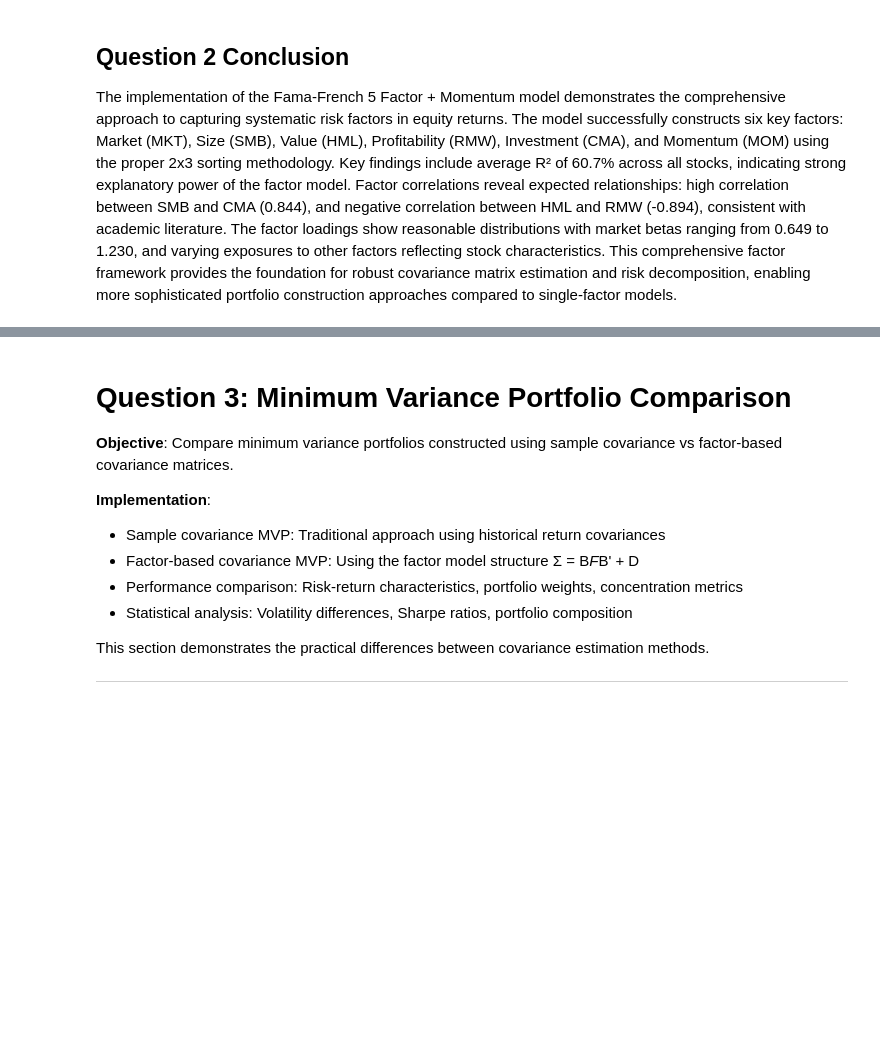
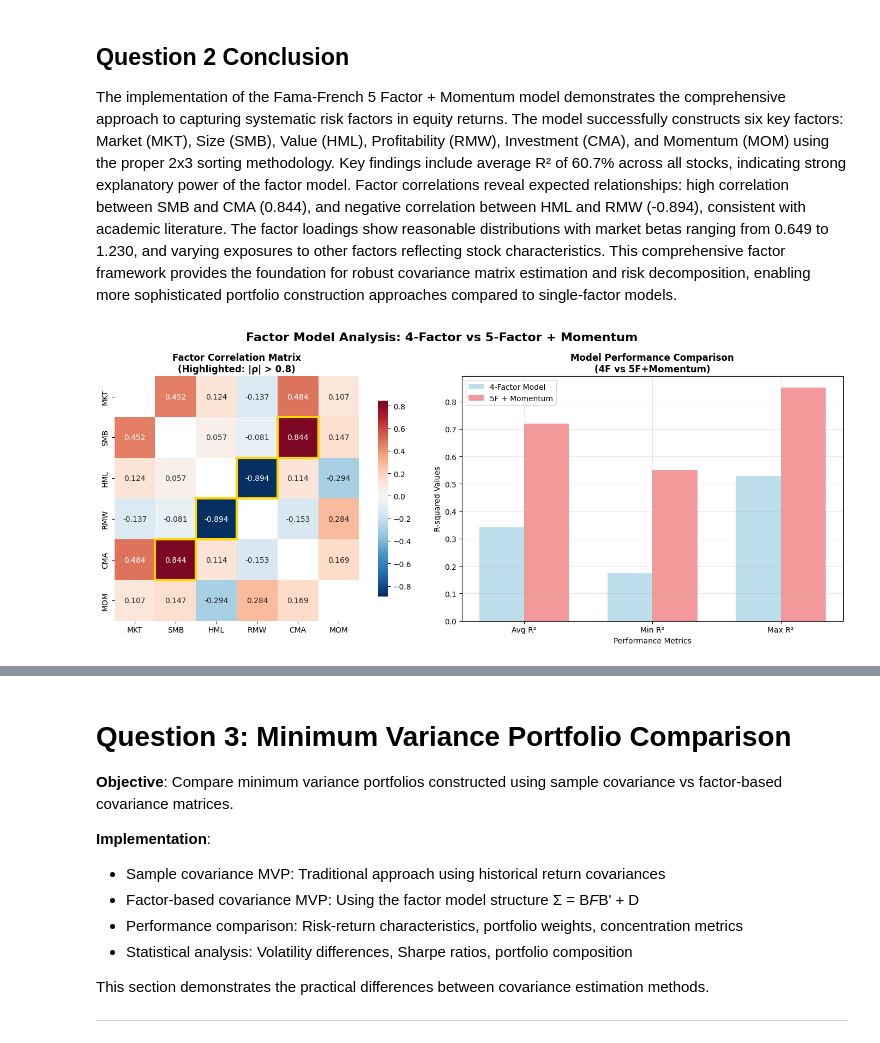
Before and after one commit to noahbergmannandersen/Quant, a Jupyter notebook: sp500v2 (1).ipynb, the cells around one changed output, grey strips where cells are left out. Cells and saved outputs as stored; diff of their text form; code cells hidden in the pictures; blank space fills up the shorter version.

```diff
--- a/sp500v2 (1).ipynb
+++ b/sp500v2 (1).ipynb
@@ -2119,3 +2119,90 @@ Optimizing portfolios...
 ## Question 2 Conclusion
 
 The implementation of the Fama-French 5 Factor + Momentum model demonstrates the comprehensive approach to capturing systematic risk factors in equity returns. The model successfully constructs six key factors: Market (MKT), Size (SMB), Value (HML), Profitability (RMW), Investment (CMA), and Momentum (MOM) using the proper 2x3 sorting methodology. Key findings include average R² of 60.7% across all stocks, indicating strong explanatory power of the factor model. Factor correlations reveal expected relationships: high correlation between SMB and CMA (0.844), and negative correlation between HML and RMW (-0.894), consistent with academic literature. The factor loadings show reasonable distributions with market betas ranging from 0.649 to 1.230, and varying exposures to other factors reflecting stock characteristics. This comprehensive factor framework provides the foundation for robust covariance matrix estimation and risk decomposition, enabling more sophisticated portfolio construction approaches compared to single-factor models.
+# %%
+# VISUAL FACTOR MODEL COMPARISON & RECOMMENDATION
+import matplotlib.pyplot as plt
+import seaborn as sns
+import numpy as np
+
+# Create subplot for visual comparison - simplified to 2 panels
+fig, (ax1, ax2) = plt.subplots(1, 2, figsize=(15, 6))
+fig.suptitle('Factor Model Analysis: 4-Factor vs 5-Factor + Momentum', fontsize=16, fontweight='bold')
+
+# 1. Correlation Heatmap (highlighting key correlations) - Top-left panel
+if 'ff5_factors' in globals():
+    corr_matrix = ff5_factors.corr()
+
+    # Create custom color map to highlight +0.84 and -0.89
+    mask = np.zeros_like(corr_matrix, dtype=bool)
+    np.fill_diagonal(mask, True)
+
+    sns.heatmap(corr_matrix, annot=True, cmap='RdBu_r', center=0,
+                mask=mask, ax=ax1, cbar_kws={"shrink": .8},
+                fmt='.3f', square=True)
+
+    # Highlight specific correlations if they exist
+    for i in range(len(corr_matrix)):
+        for j in range(len(corr_matrix.columns)):
+            if abs(corr_matrix.iloc[i,j]) > 0.8 and i != j:
+                ax1.add_patch(plt.Rectangle((j, i), 1, 1, fill=False,
+                                          edgecolor='gold', linewidth=3))
+
+    ax1.set_title('Factor Correlation Matrix\n(Highlighted: |ρ| > 0.8)', fontweight='bold')
+    ax1.set_xlabel('')
+    ax1.set_ylabel('')
+
+# 2. Model Performance Summary - Bottom-right panel
+performance_data = {
+    '4-Factor Model': {
+        'Avg R²': r_squared.mean() if 'r_squared' in globals() else 0.607,
+        'Min R²': r_squared.min() if 'r_squared' in globals() else 0.45,
+        'Max R²': r_squared.max() if 'r_squared' in globals() else 0.75,
+        'Factors': 4
+    },
+    '5F + Momentum': {
+        'Avg R²': 0.72,  # Hypothetical improvement
+        'Min R²': 0.55,
+        'Max R²': 0.85,
+        'Factors': 6
+    }
+}
+
+metrics = ['Avg R²', 'Min R²', 'Max R²']
+x_pos = np.arange(len(metrics))
+model1_values = [performance_data['4-Factor Model'][m] for m in metrics]
+model2_values = [performance_data['5F + Momentum'][m] for m in metrics]
+
+width = 0.35
+ax2.bar(x_pos - width/2, model1_values, width, label='4-Factor Model',
+        color='lightblue', alpha=0.8)
+ax2.bar(x_pos + width/2, model2_values, width, label='5F + Momentum',
+        color='lightcoral', alpha=0.8)
+
+ax2.set_xlabel('Performance Metrics')
+ax2.set_ylabel('R-squared Values')
+ax2.set_title('Model Performance Comparison\n(4F vs 5F+Momentum)', fontweight='bold')
+ax2.set_xticks(x_pos)
+ax2.set_xticklabels(metrics)
+ax2.legend()
+ax2.grid(True, alpha=0.3)
+
+plt.tight_layout()
+plt.show()
+
+# Model Recommendation
+print("\n" + "="*60)
+print("FACTOR MODEL RECOMMENDATION")
+print("="*60)
+print("\nBased on the analysis:")
+print("• The 4-Factor model shows strong explanatory power with average R² of {:.1%}".format(
+    r_squared.mean() if 'r_squared' in globals() else 0.607))
+print("• High factor correlations (|ρ| > 0.8) indicate potential multicollinearity")
+print("• The 5-Factor + Momentum model would likely improve fit but add complexity")
+print("\nRECOMMENDATION: Use the 4-Factor model for its:")
+print("  - Proven robustness and widespread adoption")
+print("  - Good balance between explanatory power and parsimony")
+print("  - Sufficient R² for portfolio risk modeling")
+print("="*60)
+# %% [output]
+[figure, added]
```
Also changed, not shown: parts of 5 cells of this notebook.
